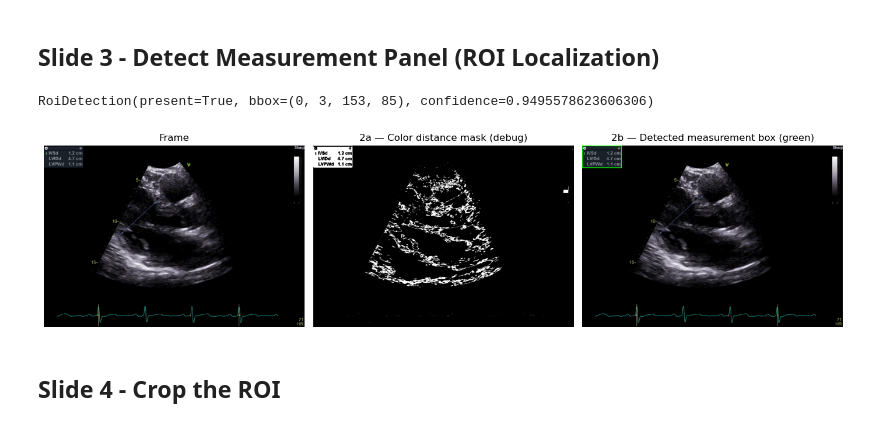
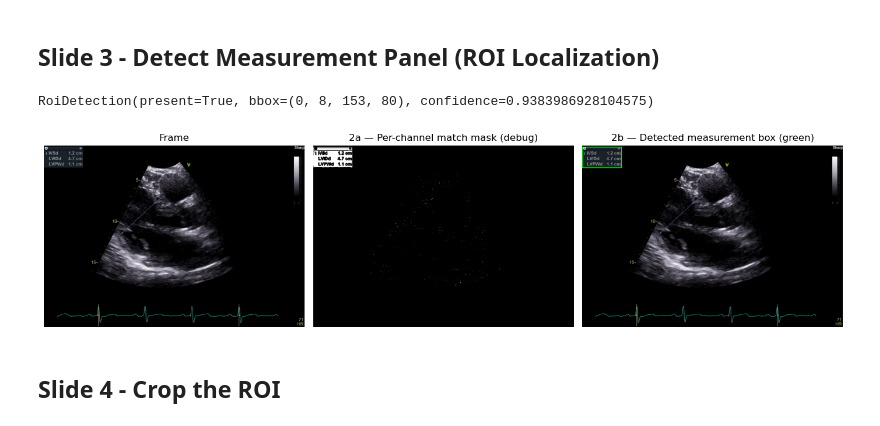
Before and after one commit to SnaetWarre/Echocardiogram-OCR-analysis, a Jupyter notebook: notebooks/echo_ocr_pipeline_walkthrough.ipynb, the cells around one changed output. Drawn from its saved outputs; the diff is of its cells as text; code cells hidden in the pictures.

```diff
--- a/notebooks/echo_ocr_pipeline_walkthrough.ipynb
+++ b/notebooks/echo_ocr_pipeline_walkthrough.ipynb
@@ -58,37 +58,36 @@ frame shape: (708, 1016, 3) dtype: uint8
 # %%
 import cv2
 
-from app.pipeline.echo_ocr_box_detector import TopLeftBlueGrayBoxDetector, _color_distance
+from app.pipeline.echo_ocr_box_detector import TopLeftBlueGrayBoxDetector, _color_match_mask
 
 detector = TopLeftBlueGrayBoxDetector()
 detection = detector.detect(frame)
 print(detection)
 
 if not detection.present or detection.bbox is None:
     raise RuntimeError("ROI not found — check frame / detector parameters.")
 
 rgb = frame[..., :3].astype(np.int16)
-dist = _color_distance(rgb, detector.box_color)
-mask = (dist <= detector.color_tolerance).astype(np.uint8) * 255
+mask = _color_match_mask(rgb, detector.box_color, detector.color_tolerance).astype(np.uint8) * 255
 
 x, y, bw, bh = detection.bbox
 overlay = frame.copy()
 cv2.rectangle(overlay, (x, y), (x + bw, y + bh), (0, 255, 0), 2)
 
 fig, axes = plt.subplots(1, 3, figsize=(14, 5))
 axes[0].imshow(frame)
 axes[0].set_title("Frame")
 axes[1].imshow(mask, cmap="gray")
-axes[1].set_title("2a — Color distance mask (debug)")
+axes[1].set_title("2a — Per-channel match mask (debug)")
 axes[2].imshow(overlay)
 axes[2].set_title("2b — Detected measurement box (green)")
 for a in axes:
     a.axis("off")
 plt.tight_layout()
 plt.show()
 # %% [output]
-RoiDetection(present=True, bbox=(0, 3, 153, 85), confidence=0.9495578623606306)
+RoiDetection(present=True, bbox=(0, 8, 153, 80), confidence=0.9383986928104575)
-[figure, old version]
+[figure, new version]
 # %% [markdown]
 ## Slide 4 - Crop the ROI
 # %%
```
Also changed, not shown: parts of 8 cells of this notebook, 10 other files.
